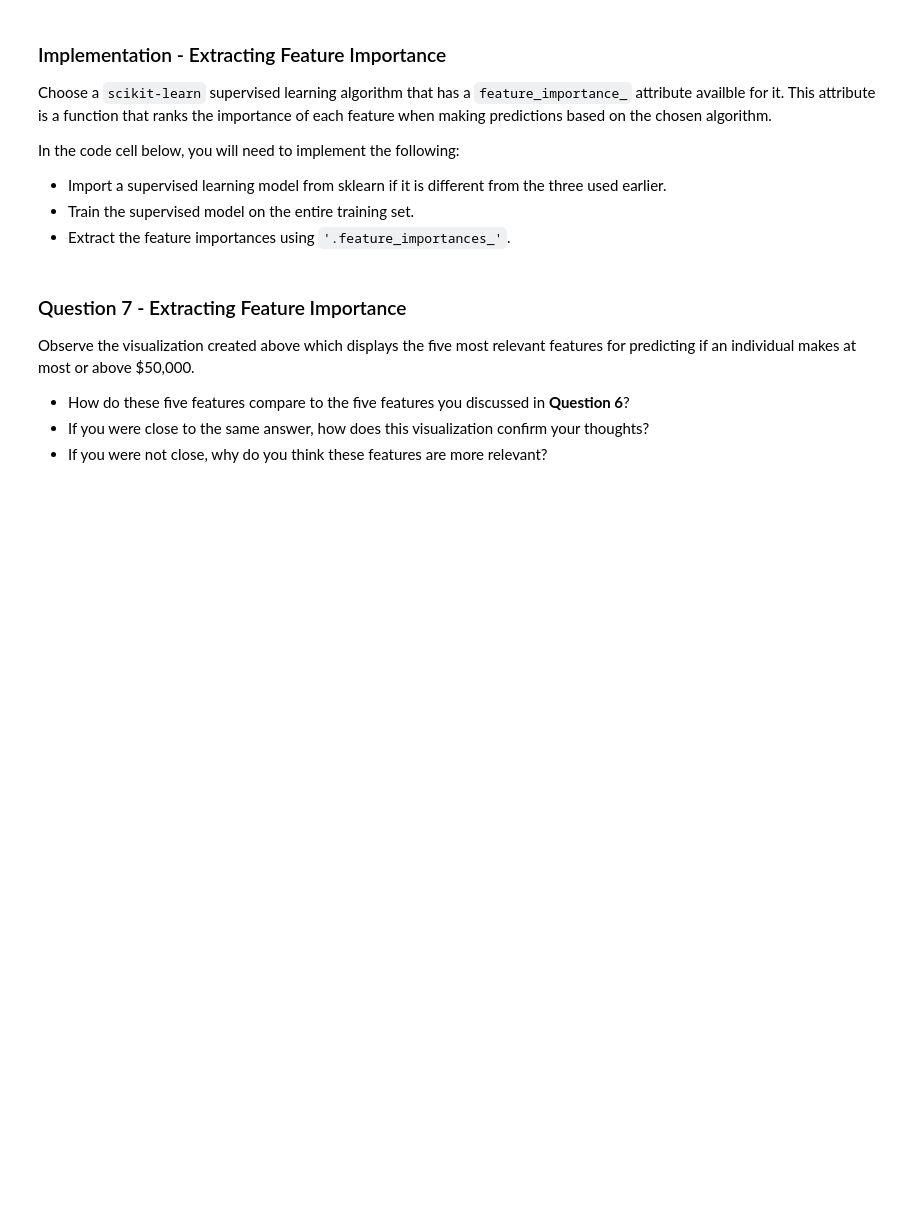
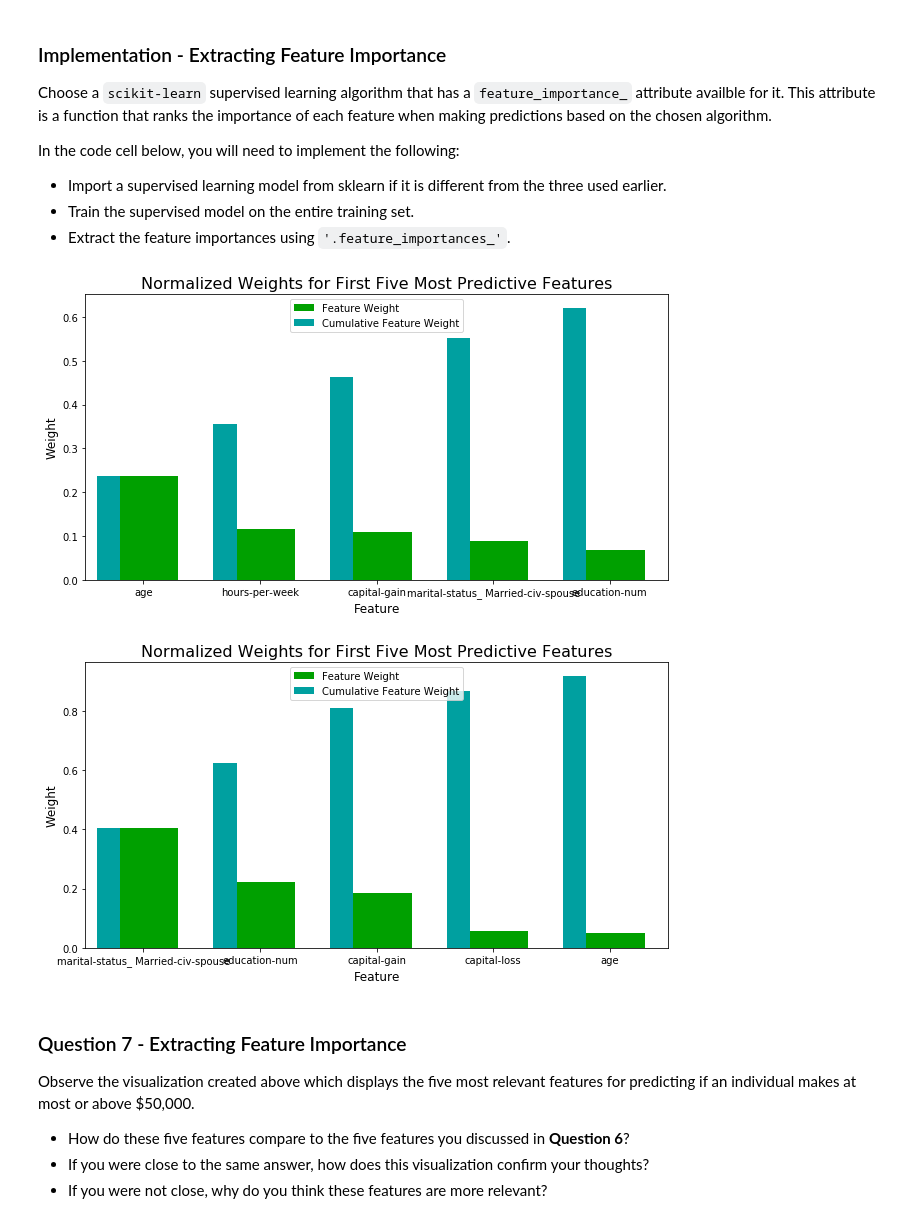
Before and after one commit to hannahawalsh/Udacity_Project1, a Jupyter notebook: finding_donors.ipynb, the cells around one changed output. Drawn from its saved outputs; the diff is of its cells as text; code cells hidden in the pictures; blank space fills up the shorter version.

```diff
--- a/finding_donors.ipynb
+++ b/finding_donors.ipynb
@@ -154,14 +163,16 @@ Additionally, as with the non-numeric features, we need to convert the non-numer
    - Set records with "<=50K" to `0` and records with ">50K" to `1`.
 # %%
 # TODO: One-hot encode the 'features_log_minmax_transform' data using pandas.get_dummies()
-features_final = None
+cats = [x for x in list(features_log_minmax_transform) if x not in numerical] # categorical variables
+features_final = pd.get_dummies(features_log_minmax_transform, columns=cats, drop_first=True)
+    # We use drop_first since we know there are no missing values. This reduces computation.
 
 # TODO: Encode the 'income_raw' data to numerical values
-income = None
+income = pd.get_dummies(income_raw, drop_first=True)
 
 # Print the number of features after one-hot encoding
 encoded = list(features_final.columns)
 print("{} total features after one-hot encoding.".format(len(encoded)))
 
 # Uncomment the following line to see the encoded feature names
-# print encoded
+# print(encoded)
@@ -408,22 +477,27 @@ Fine tune the chosen model. Use grid search (`GridSearchCV`) with at least one i
 **Note:** Depending on the algorithm chosen and the parameter list, the following implementation may take some time to run!
 # %%
 # TODO: Import 'GridSearchCV', 'make_scorer', and any other necessary libraries
+from sklearn.model_selection import GridSearchCV
+from sklearn.metrics import make_scorer
+from sklearn.metrics import fbeta_score
 
 # TODO: Initialize the classifier
-clf = None
+clf = DecisionTreeClassifier(random_state=rs)
 
 # TODO: Create the parameters list you wish to tune, using a dictionary if needed.
 # HINT: parameters = {'parameter_1': [value1, value2], 'parameter_2': [value1, value2]}
-parameters = None
+parameters = {"max_depth":         [10, 11, 12, 13, 14],
+              "min_samples_split": [6, 7, 8, 9, 10],
+              "min_samples_leaf":  [25, 26, 27, 28, 29, 30]}
 
 # TODO: Make an fbeta_score scoring object using make_scorer()
-scorer = None
+scorer = make_scorer(fbeta_score, beta=0.5)
 
 # TODO: Perform grid search on the classifier using 'scorer' as the scoring method using GridSearchCV()
-grid_obj = None
+grid_obj = GridSearchCV(clf, parameters, scoring=scorer, cv=3)
 
 # TODO: Fit the grid search object to the training data and find the optimal parameters using fit()
-grid_fit = None
+grid_fit = grid_obj.fit(X_train, y_train)
 
 # Get the estimator
 best_clf = grid_fit.best_estimator_
@@ -439,3 +513,5 @@ print("F-score on testing data: {:.4f}".format(fbeta_score(y_test, predictions,
 print("\nOptimized Model\n------")
 print("Final accuracy score on the testing data: {:.4f}".format(accuracy_score(y_test, best_predictions)))
 print("Final F-score on the testing data: {:.4f}".format(fbeta_score(y_test, best_predictions, beta = 0.5)))
+
+print("Best parameters: {}".format(grid_fit.best_params_))
@@ -478,16 +572,21 @@ In the code cell below, you will need to implement the following:
  - Extract the feature importances using `'.feature_importances_'`.
 # %%
 # TODO: Import a supervised learning model that has 'feature_importances_'
-
+from sklearn.ensemble import RandomForestClassifier
 
 # TODO: Train the supervised model on the training set using .fit(X_train, y_train)
-model = None
+model = RandomForestClassifier(n_estimators=100)
+model.fit(X_train, y_train.values.ravel())
 
 # TODO: Extract the feature importances using .feature_importances_
-importances = None
-
+importances = model.feature_importances_
+importances_optimized_tree = best_clf.feature_importances_
 # Plot
-vs.feature_plot(importances, X_train, y_train)
+vs.feature_plot(importances, X_train, y_train.values.ravel())
+vs.feature_plot(importances_optimized_tree, X_train, y_train.values.ravel())
+# %% [output]
+[figure, added]
+[figure, added]
 # %% [markdown]
 ### Question 7 - Extracting Feature Importance
 
```
Also changed, not shown: parts of 25 cells of this notebook, 1 other file.
